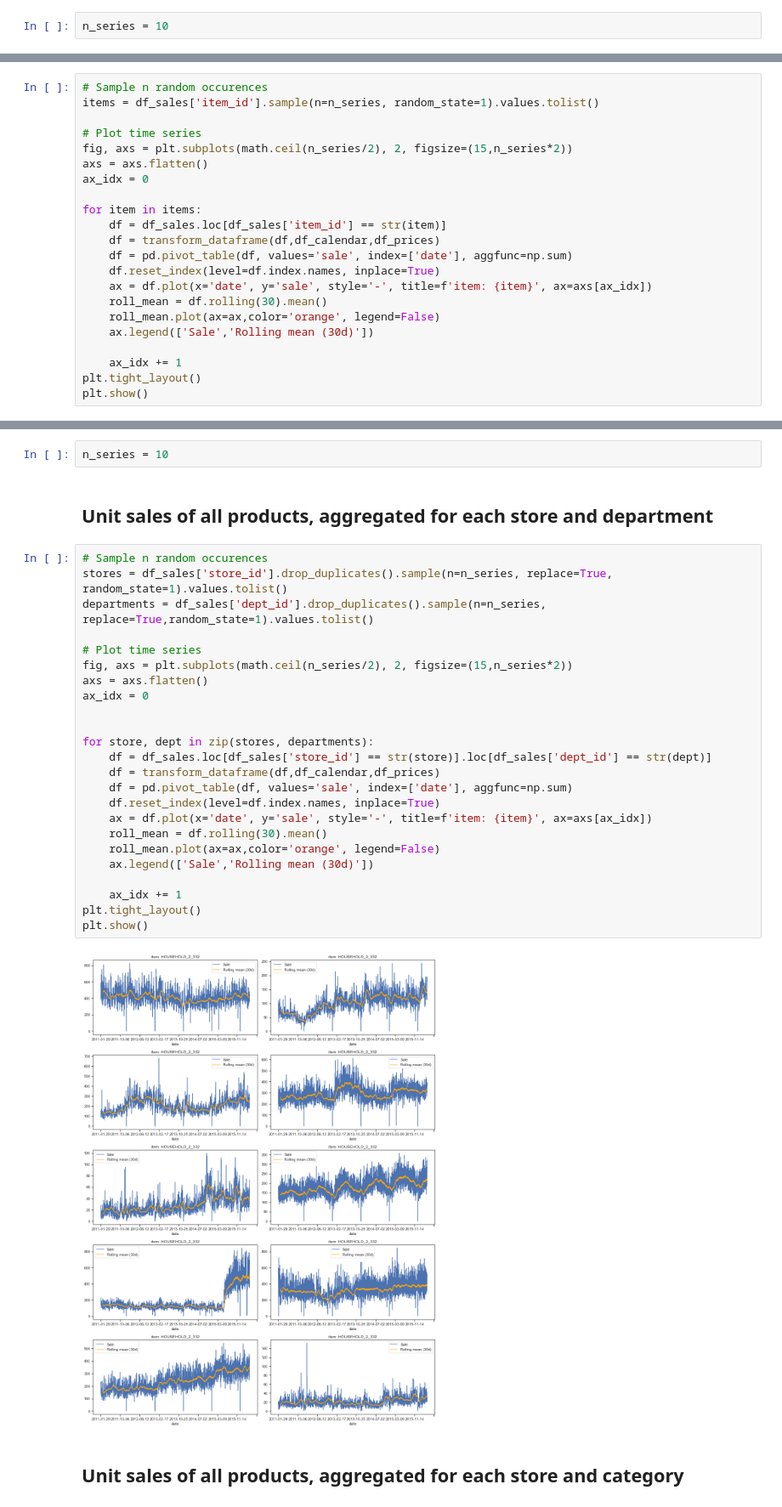
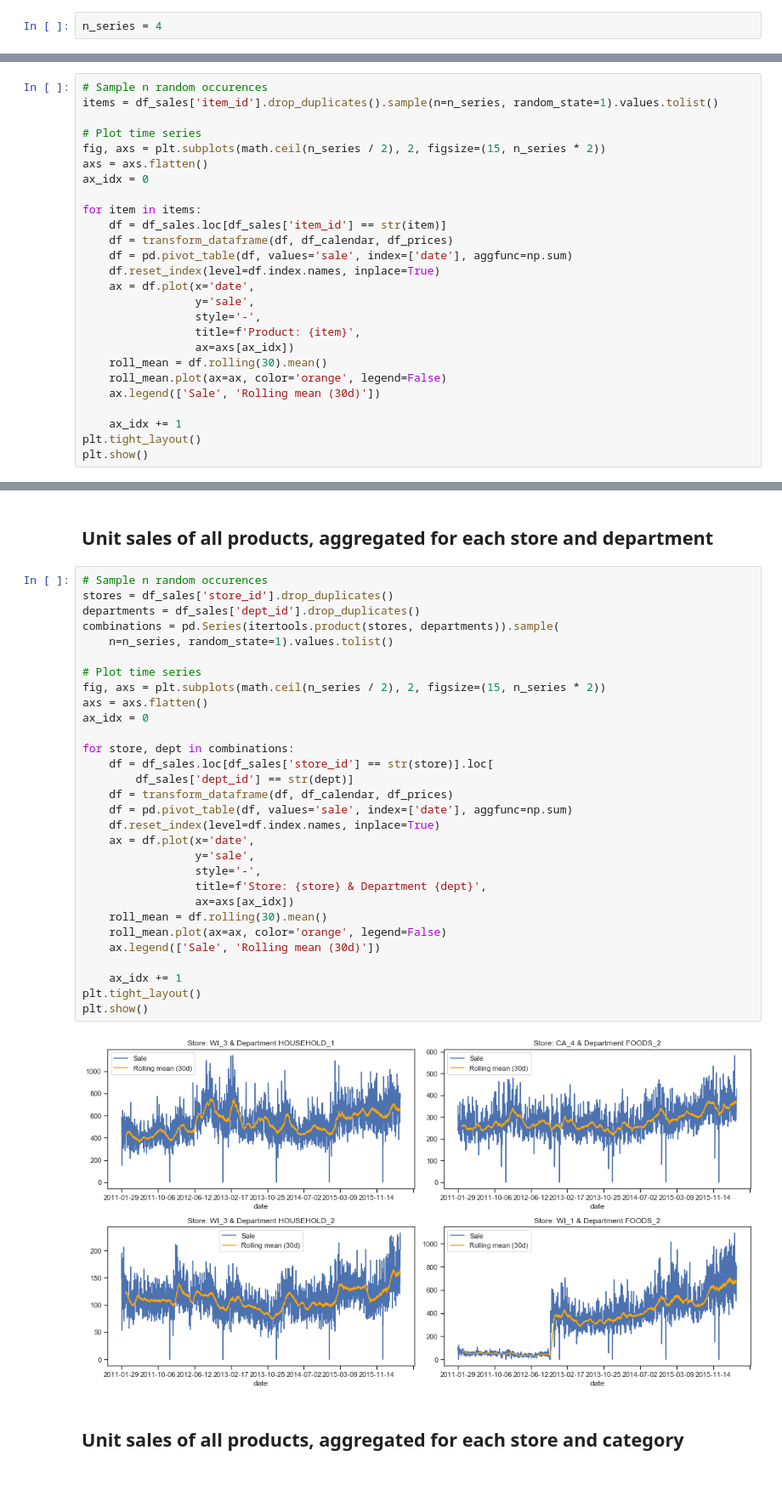
Before and after one commit to dominicdoerig/predicting-sales-data, a Jupyter notebook: m5_challenge/01_data_exploration.ipynb, the cells around one changed output, grey strips where cells are left out. Shown at 85% size. Drawn from its saved outputs; the diff is of its cells as text; blank space fills up the shorter version.

```diff
--- a/m5_challenge/01_data_exploration.ipynb
+++ b/m5_challenge/01_data_exploration.ipynb
@@ -210,5 +210,5 @@ transform_dataframe(df_sales.head(10), df_calendar, df_prices)
 # %% [markdown]
 # Plot Time Series of an item on different Levels
 # %%
-n_series = 10
+n_series = 4
 # %% [markdown]
@@ -278,22 +284,26 @@ not suitable to predict on this level
 ## Unit sales of product x, aggregated to all states and stores
 # %%
 # Sample n random occurences
-items = df_sales['item_id'].sample(n=n_series, random_state=1).values.tolist()
+items = df_sales['item_id'].drop_duplicates().sample(n=n_series, random_state=1).values.tolist()
 
 # Plot time series
-fig, axs = plt.subplots(math.ceil(n_series/2), 2, figsize=(15,n_series*2))
+fig, axs = plt.subplots(math.ceil(n_series / 2), 2, figsize=(15, n_series * 2))
 axs = axs.flatten()
 ax_idx = 0
 
 for item in items:
     df = df_sales.loc[df_sales['item_id'] == str(item)]
-    df = transform_dataframe(df,df_calendar,df_prices)
+    df = transform_dataframe(df, df_calendar, df_prices)
     df = pd.pivot_table(df, values='sale', index=['date'], aggfunc=np.sum)
     df.reset_index(level=df.index.names, inplace=True)
-    ax = df.plot(x='date', y='sale', style='-', title=f'item: {item}', ax=axs[ax_idx])
+    ax = df.plot(x='date',
+                 y='sale',
+                 style='-',
+                 title=f'Product: {item}',
+                 ax=axs[ax_idx])
     roll_mean = df.rolling(30).mean()
-    roll_mean.plot(ax=ax,color='orange', legend=False)
-    ax.legend(['Sale','Rolling mean (30d)'])
+    roll_mean.plot(ax=ax, color='orange', legend=False)
+    ax.legend(['Sale', 'Rolling mean (30d)'])
 
     ax_idx += 1
 plt.tight_layout()
@@ -305,36 +315,40 @@ FINDING:
 not suitable to predict on this level
 # %% [markdown]
 # Plot Time Series of all items on different Levels
-# %%
-n_series = 10
 # %% [markdown]
 ## Unit sales of all products, aggregated for each store and department
 # %%
 # Sample n random occurences
-stores = df_sales['store_id'].drop_duplicates().sample(n=n_series, replace=True, random_state=1).values.tolist()
-departments = df_sales['dept_id'].drop_duplicates().sample(n=n_series, replace=True,random_state=1).values.tolist()
+stores = df_sales['store_id'].drop_duplicates()
+departments = df_sales['dept_id'].drop_duplicates()
+combinations = pd.Series(itertools.product(stores, departments)).sample(
+    n=n_series, random_state=1).values.tolist()
 
 # Plot time series
-fig, axs = plt.subplots(math.ceil(n_series/2), 2, figsize=(15,n_series*2))
+fig, axs = plt.subplots(math.ceil(n_series / 2), 2, figsize=(15, n_series * 2))
 axs = axs.flatten()
 ax_idx = 0
 
-
-for store, dept in zip(stores, departments):
-    df = df_sales.loc[df_sales['store_id'] == str(store)].loc[df_sales['dept_id'] == str(dept)]
-    df = transform_dataframe(df,df_calendar,df_prices)
+for store, dept in combinations:
+    df = df_sales.loc[df_sales['store_id'] == str(store)].loc[
+        df_sales['dept_id'] == str(dept)]
+    df = transform_dataframe(df, df_calendar, df_prices)
     df = pd.pivot_table(df, values='sale', index=['date'], aggfunc=np.sum)
     df.reset_index(level=df.index.names, inplace=True)
-    ax = df.plot(x='date', y='sale', style='-', title=f'item: {item}', ax=axs[ax_idx])
+    ax = df.plot(x='date',
+                 y='sale',
+                 style='-',
+                 title=f'Store: {store} & Department {dept}',
+                 ax=axs[ax_idx])
     roll_mean = df.rolling(30).mean()
-    roll_mean.plot(ax=ax,color='orange', legend=False)
-    ax.legend(['Sale','Rolling mean (30d)'])
+    roll_mean.plot(ax=ax, color='orange', legend=False)
+    ax.legend(['Sale', 'Rolling mean (30d)'])
 
     ax_idx += 1
 plt.tight_layout()
 plt.show()
 # %% [output]
-[figure, old version]
+[figure, new version]
 # %% [markdown]
 ## Unit sales of all products, aggregated for each store and category
 # %%
```
Also changed, not shown: parts of 12 cells of this notebook.
